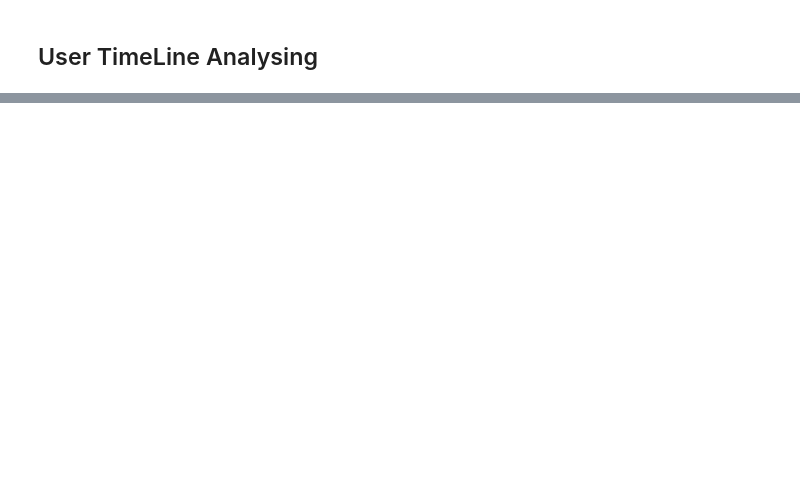
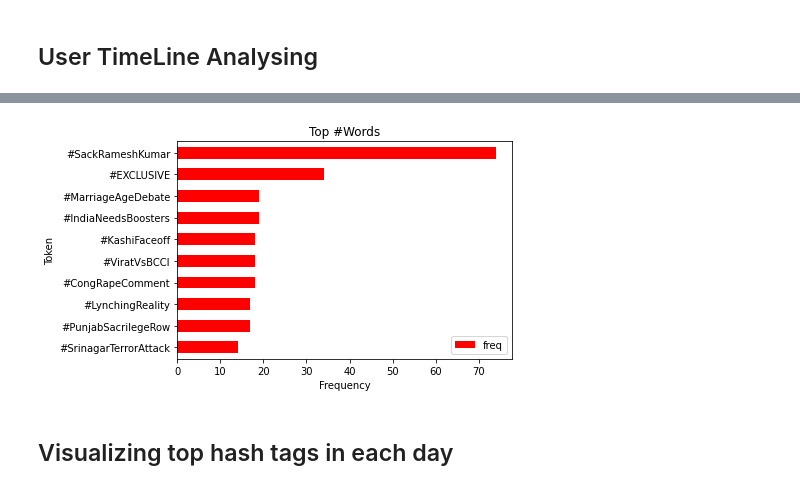
Before and after one commit to lkarjun/workouts-nlp, a Jupyter notebook: 4. Twitter-Usertimeline-Analysing/usertimeline.ipynb, the cells around one changed output, grey strips where cells are left out. Saved outputs shown, nothing was run; the diff lists cells and outputs as text; code cells hidden in the pictures; blank space fills up the shorter version.

```diff
--- a/4. Twitter-Usertimeline-Analysing/usertimeline.ipynb
+++ b/4. Twitter-Usertimeline-Analysing/usertimeline.ipynb
@@ -59,0 +103,21 @@ df_clean.head()
+# %%
+def count(df, column = 'token', min_freq = 3, exclude_words = None):
+    counter = Counter()
+    df[column].map(counter.update)
+
+    if exclude_words:
+        for words in exclude_words: del counter[words]
+
+    freq_df = pd.DataFrame.from_dict(counter, orient='index', columns=['freq'])
+    freq_df = freq_df.query('freq >= @min_freq')
+    freq_df.index.name = 'token'
+    return freq_df.sort_values('freq', ascending=False)
+# %%
+HASH_TAG_PATTERN = re.compile("#[\w\S]*")
+
+def extract_hash_tags(doc):
+    tags = re.findall(HASH_TAG_PATTERN, doc)
+    if not tags: return "__NO_TAG__"
+    return tags
+# %%
+df['hash_tags'] = df['full_text'].map(extract_hash_tags)
@@ -59,0 +133,14 @@ df_clean.head()
+# %%
+hash_tags = df[df['hash_tags'] != '__NO_TAG__']
+
+hash_tag_count_df = count(hash_tags, column='hash_tags', exclude_words=['#BREAKING', '#LIVE'])
+# %%
+ax = hash_tag_count_df.head(10).plot.barh(width = .55, color = 'red')
+
+ax.invert_yaxis()
+
+ax.set(xlabel='Frequency', ylabel='Token', title='Top #Words');
+# %% [output]
+[figure, added]
+# %% [markdown]
+## Visualizing top hash tags in each day
```
Also changed, not shown: parts of 20 cells of this notebook.
